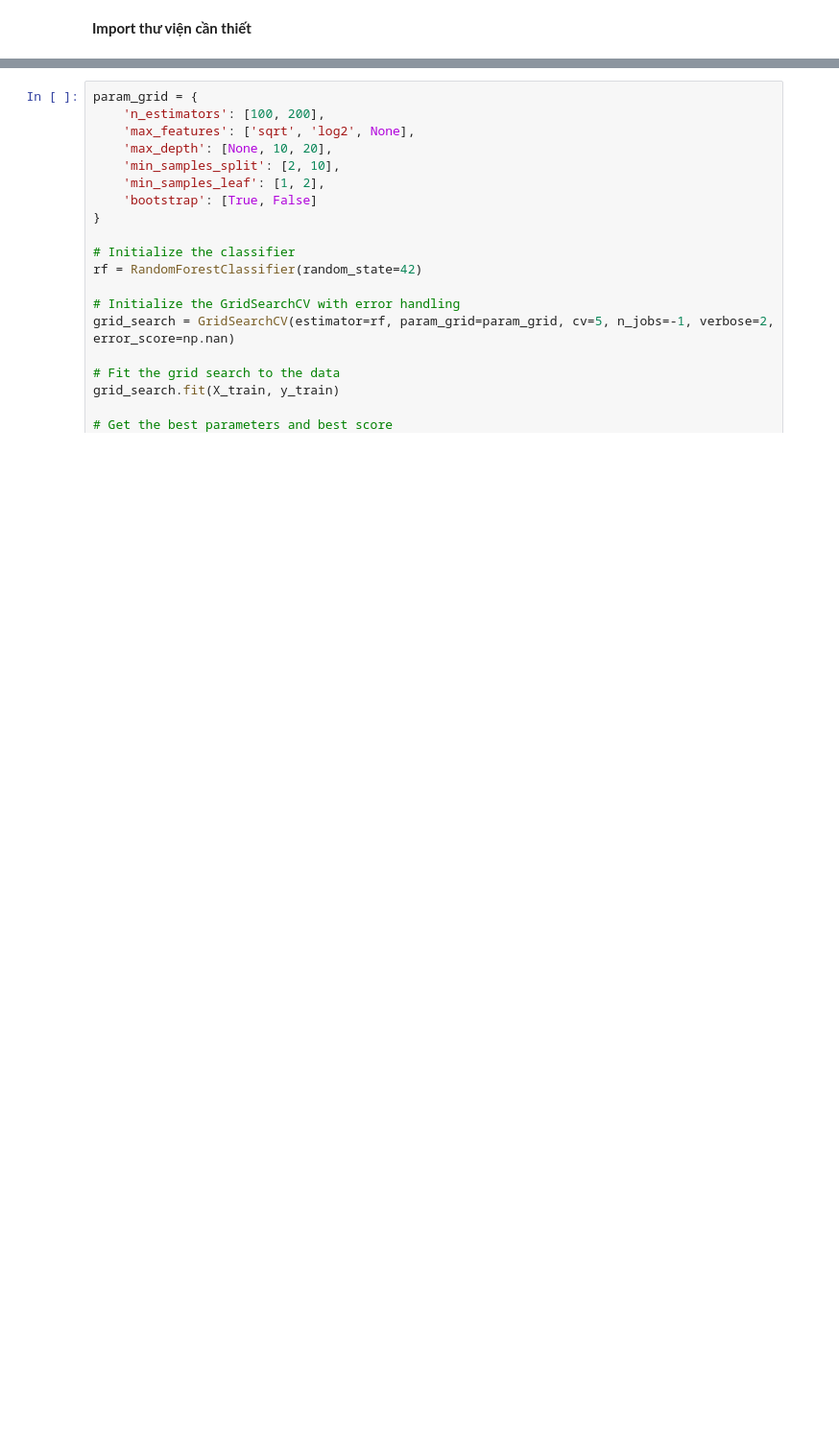
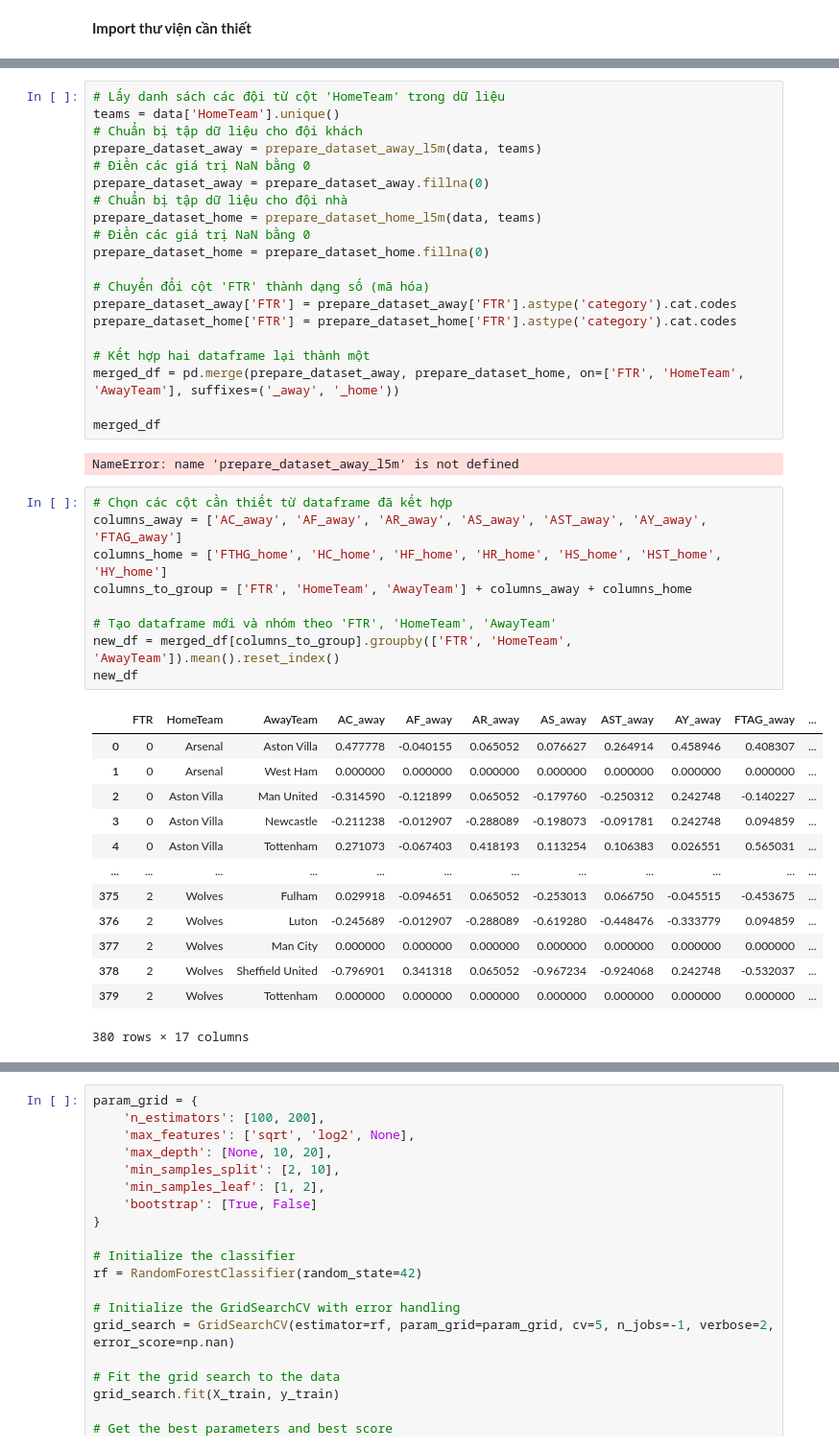
Before and after one commit to hoanghelloworld/match_football_prediction, a Jupyter notebook: all_models.ipynb, the cells around one changed output, grey strips where cells are left out. Shown at 96% size. Cells and saved outputs as stored; diff of their text form; blank space fills up the shorter version.

```diff
--- a/all_models.ipynb
+++ b/all_models.ipynb
@@ -185,0 +118,45 @@ X_train, X_test, y_train, y_test = train_test_split(X, y, test_size=0.2, random_
+# %%
+# Lấy danh sách các đội từ cột 'HomeTeam' trong dữ liệu
+teams = data['HomeTeam'].unique()
+# Chuẩn bị tập dữ liệu cho đội khách
+prepare_dataset_away = prepare_dataset_away_l5m(data, teams)
+# Điền các giá trị NaN bằng 0
+prepare_dataset_away = prepare_dataset_away.fillna(0)
+# Chuẩn bị tập dữ liệu cho đội nhà
+prepare_dataset_home = prepare_dataset_home_l5m(data, teams)
+# Điền các giá trị NaN bằng 0
+prepare_dataset_home = prepare_dataset_home.fillna(0)
+
+# Chuyển đổi cột 'FTR' thành dạng số (mã hóa)
+prepare_dataset_away['FTR'] = prepare_dataset_away['FTR'].astype('category').cat.codes
+prepare_dataset_home['FTR'] = prepare_dataset_home['FTR'].astype('category').cat.codes
+
+# Kết hợp hai dataframe lại thành một
+merged_df = pd.merge(prepare_dataset_away, prepare_dataset_home, on=['FTR', 'HomeTeam', 'AwayTeam'], suffixes=('_away', '_home'))
+
+merged_df
+# %% [output]
+NameError: name 'prepare_dataset_away_l5m' is not defined
+# %%
+# Chọn các cột cần thiết từ dataframe đã kết hợp
+columns_away = ['AC_away', 'AF_away', 'AR_away', 'AS_away', 'AST_away', 'AY_away', 'FTAG_away']
+columns_home = ['FTHG_home', 'HC_home', 'HF_home', 'HR_home', 'HS_home', 'HST_home', 'HY_home']
+columns_to_group = ['FTR', 'HomeTeam', 'AwayTeam'] + columns_away + columns_home
+
+# Tạo dataframe mới và nhóm theo 'FTR', 'HomeTeam', 'AwayTeam'
+new_df = merged_df[columns_to_group].groupby(['FTR', 'HomeTeam', 'AwayTeam']).mean().reset_index()
+new_df
+# %% [output]
+|  | FTR | HomeTeam | AwayTeam | AC_away | AF_away | AR_away | AS_away | AST_away | AY_away | FTAG_away | ... |
+| 0 | 0 | Arsenal | Aston Villa | 0.477778 | -0.040155 | 0.065052 | 0.076627 | 0.264914 | 0.458946 | 0.408307 | ... |
+| 1 | 0 | Arsenal | West Ham | 0.000000 | 0.000000 | 0.000000 | 0.000000 | 0.000000 | 0.000000 | 0.000000 | ... |
+| 2 | 0 | Aston Villa | Man United | -0.314590 | -0.121899 | 0.065052 | -0.179760 | -0.250312 | 0.242748 | -0.140227 | ... |
+| 3 | 0 | Aston Villa | Newcastle | -0.211238 | -0.012907 | -0.288089 | -0.198073 | -0.091781 | 0.242748 | 0.094859 | ... |
+| 4 | 0 | Aston Villa | Tottenham | 0.271073 | -0.067403 | 0.418193 | 0.113254 | 0.106383 | 0.026551 | 0.565031 | ... |
+| ... | ... | ... | ... | ... | ... | ... | ... | ... | ... | ... | ... |
+| 375 | 2 | Wolves | Fulham | 0.029918 | -0.094651 | 0.065052 | -0.253013 | 0.066750 | -0.045515 | -0.453675 | ... |
+| 376 | 2 | Wolves | Luton | -0.245689 | -0.012907 | -0.288089 | -0.619280 | -0.448476 | -0.333779 | 0.094859 | ... |
+| 377 | 2 | Wolves | Man City | 0.000000 | 0.000000 | 0.000000 | 0.000000 | 0.000000 | 0.000000 | 0.000000 | ... |
+| 378 | 2 | Wolves | Sheffield United | -0.796901 | 0.341318 | 0.065052 | -0.967234 | -0.924068 | 0.242748 | -0.532037 | ... |
+| 379 | 2 | Wolves | Tottenham | 0.000000 | 0.000000 | 0.000000 | 0.000000 | 0.000000 | 0.000000 | 0.000000 | ... |
+380 rows × 17 columns
```
Also changed, not shown: parts of 9 cells of this notebook, 2 other files.
